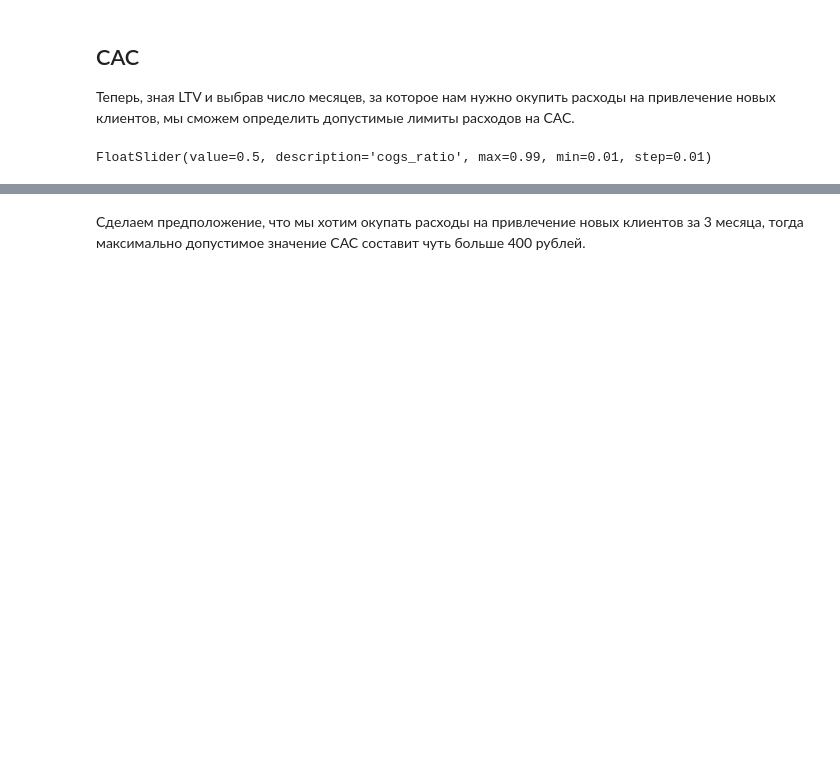
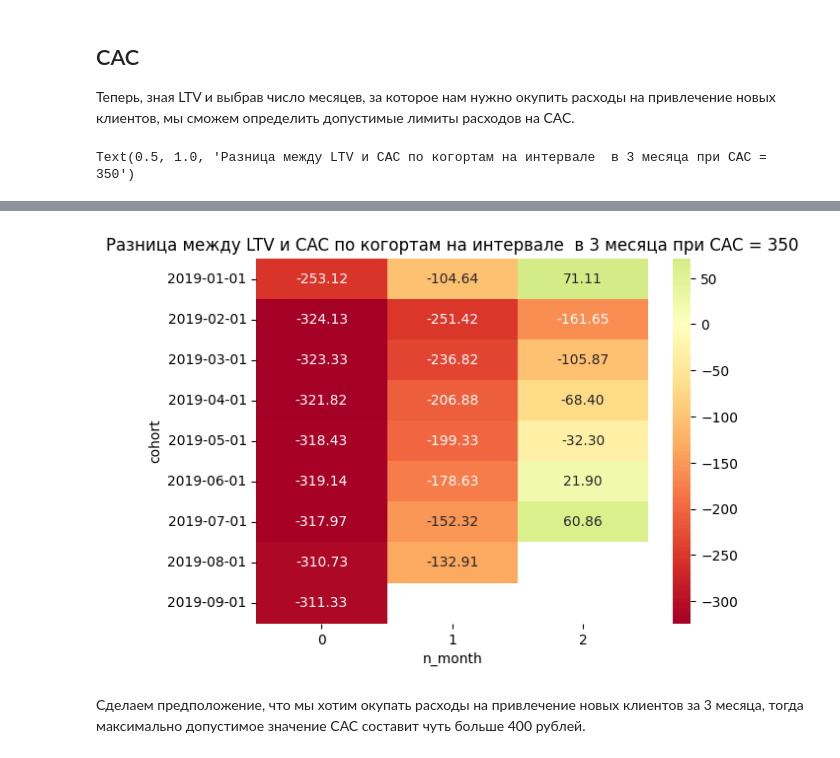
Before and after one commit to aleks-haksly/portfolio, a Jupyter notebook: Marketing analytics/UNIT/unit_economics.ipynb, the cells around one changed output, grey strips where cells are left out. Saved outputs shown, nothing was run; the diff lists cells and outputs as text; code cells hidden in the pictures; blank space fills up the shorter version.

```diff
--- a/Marketing analytics/UNIT/unit_economics.ipynb
+++ b/Marketing analytics/UNIT/unit_economics.ipynb
@@ -434,15 +444,11 @@ arrppu_cumsum.mul(1.0 - 0.5).fillna("")
 
 Теперь, зная LTV и выбрав число месяцев, за которое нам нужно окупить расходы на привлечение новых клиентов, мы сможем определить допустимые лимиты расходов на CAC.
 # %%
-cogs_ratio = w.FloatSlider(value=0.5, min=0.01, max=0.99, step=0.01, description="cogs_ratio")
-payback_mths = w.IntSlider(value=3, min=1, max=9, step=1, description="payback_mths")
-cac =  w.IntSlider(value=350, min=150, max=500, step=1, description="CAC")
+cogs_ratio = 0.5
+payback_mths = 3
+cac =  350
 
-def ltv(cogs_ratio, payback_mths, cac):
-  df = arrppu_cumsum.iloc[:,:payback_mths].mul(1.0 - cogs_ratio) - cac
-  return sns.heatmap(df, cmap="RdYlGn", annot=True, fmt='.2f', center=0.0).set_title(f"Разница между LTV и CAC по когортам на интервале  в {payback_mths} месяца при CAC = {cac}")
-
-gui = w.interactive_output(ltv, {"cogs_ratio": cogs_ratio, "payback_mths":payback_mths, "cac": cac});
-display(cogs_ratio, payback_mths,cac, gui)
+df = arrppu_cumsum.iloc[:,:payback_mths].mul(1.0 - cogs_ratio) - cac
+sns.heatmap(df, cmap="RdYlGn", annot=True, fmt='.2f', center=0.0).set_title(f"Разница между LTV и CAC по когортам на интервале  в {payback_mths} месяца при CAC = {cac}")
 # %% [output]
-FloatSlider(value=0.5, description='cogs_ratio', max=0.99, min=0.01, step=0.01)
+Text(0.5, 1.0, 'Разница между LTV и CAC по когортам на интервале  в 3 месяца при CAC = 350')
@@ -452,3 +455,4 @@ FloatSlider(value=0.5, description='cogs_ratio', max=0.99, min=0.01, step=0.01)
+[figure, added]
 # %% [markdown]
 Сделаем предположение, что мы хотим окупать расходы на привлечение новых клиентов за 3 месяца, тогда максимально допустимое значение CAC составит чуть больше 400 рублей.
 # %%
```
Also changed, not shown: parts of 2 cells of this notebook.
